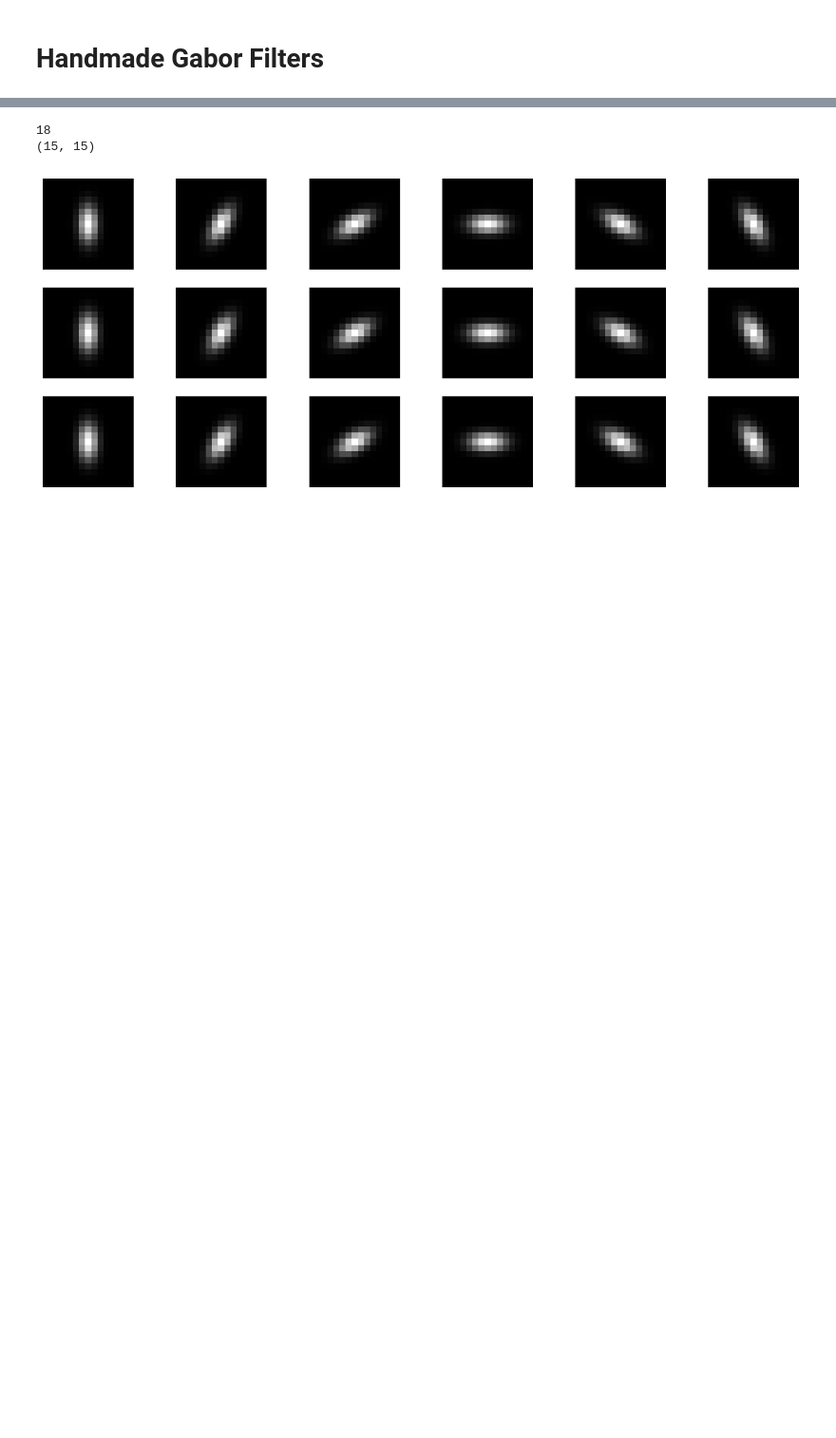
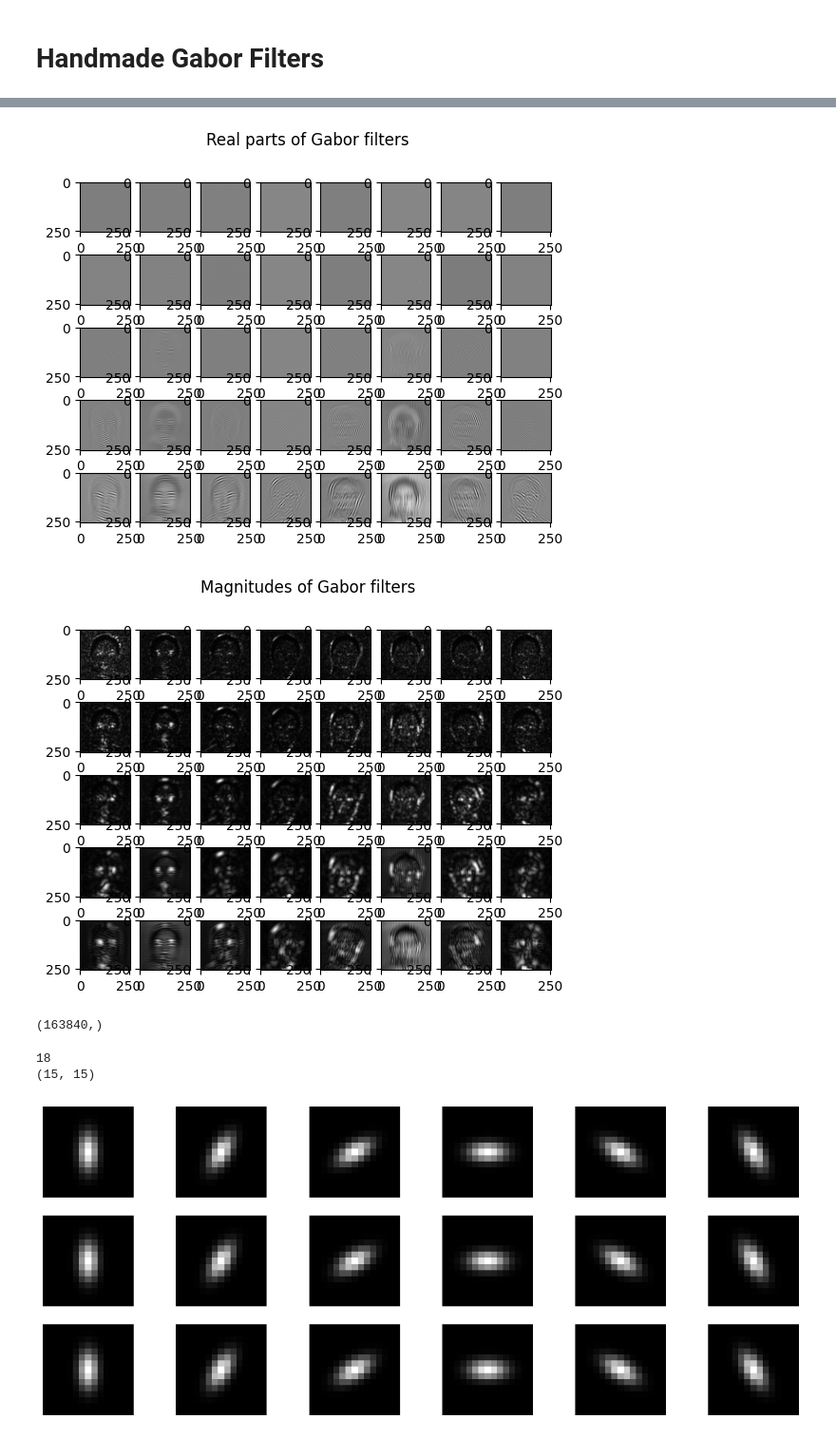
Before and after one commit to gralexrob1/facial-emotion-recognition, a Jupyter notebook: notebooks/gabor.ipynb, the cells around one changed output, grey strips where cells are left out. Shown at 95% size. Drawn from its saved outputs; the diff is of its cells as text; code cells hidden in the pictures; blank space fills up the shorter version.

```diff
--- a/notebooks/gabor.ipynb
+++ b/notebooks/gabor.ipynb
@@ -56,3 +146,61 @@ Image shape: (256, 256)
+# %%
+
+def gaborFeatures(img, gaborArray, d1, d2):
+    if len([arg for arg in [img, gaborArray, d1, d2] if arg is not None]) != 4:
+        raise ValueError('Please use the correct number of input arguments!')
+
+    # if img.shape[2] == 3:
+    #     print('The input RGB image is converted to grayscale!')
+    #     img = cv2.cvtColor(img, cv2.COLOR_BGR2GRAY)
+
+    img = img.astype(float)
+
+    # Filter the image using the real and imaginary parts of the Gabor filter bank
+    u, v = len(gaborArray), len(gaborArray[0])
+    gaborResult = [[None] * v for _ in range(u)]
+
+    for i in range(u):
+        for j in range(v):
+            real_part = cv2.filter2D(img, cv2.CV_64F, np.real(gaborArray[i][j]))
+            imag_part = cv2.filter2D(img, cv2.CV_64F, np.imag(gaborArray[i][j]))
+            gaborResult[i][j] = real_part + 1j * imag_part
+
+    # Create feature vector
+    featureVector = np.array([])
+    for i in range(u):
+        for j in range(v):
+            gaborAbs = np.abs(gaborResult[i][j])
+            gaborAbs = gaborAbs[::d1, ::d2].flatten()
+
+            # Normalized to zero mean and unit variance
+            gaborAbs = (gaborAbs - np.mean(gaborAbs)) / np.std(gaborAbs, ddof=1)
+            featureVector = np.concatenate((featureVector, gaborAbs))
+
+    # Show filtered images (uncomment if needed)
+    for i in range(u):
+        for j in range(v):
+            plt.subplot(u, v, i * v + j + 1)
+            plt.imshow(np.real(gaborResult[i][j]), cmap='gray')
+    plt.suptitle('Real parts of Gabor filters')
+    plt.show()
+
+    for i in range(u):
+        for j in range(v):
+            plt.subplot(u, v, i * v + j + 1)
+            plt.imshow(np.abs(gaborResult[i][j]), cmap='gray')
+    plt.suptitle('Magnitudes of Gabor filters')
+    plt.show()
+
+    return featureVector
+
+# Sample use:
+img = jaffe_images[0]
+featureVector = gaborFeatures(img, gaborArray, 4, 4)
+print(featureVector.shape)
+# %% [output]
+[figure, added]
+[figure, added]
+(163840,)
 # %%
 import numpy as np
 import matplotlib.pyplot as plt
```
Also changed, not shown: parts of 2 cells of this notebook, 1 other file.
